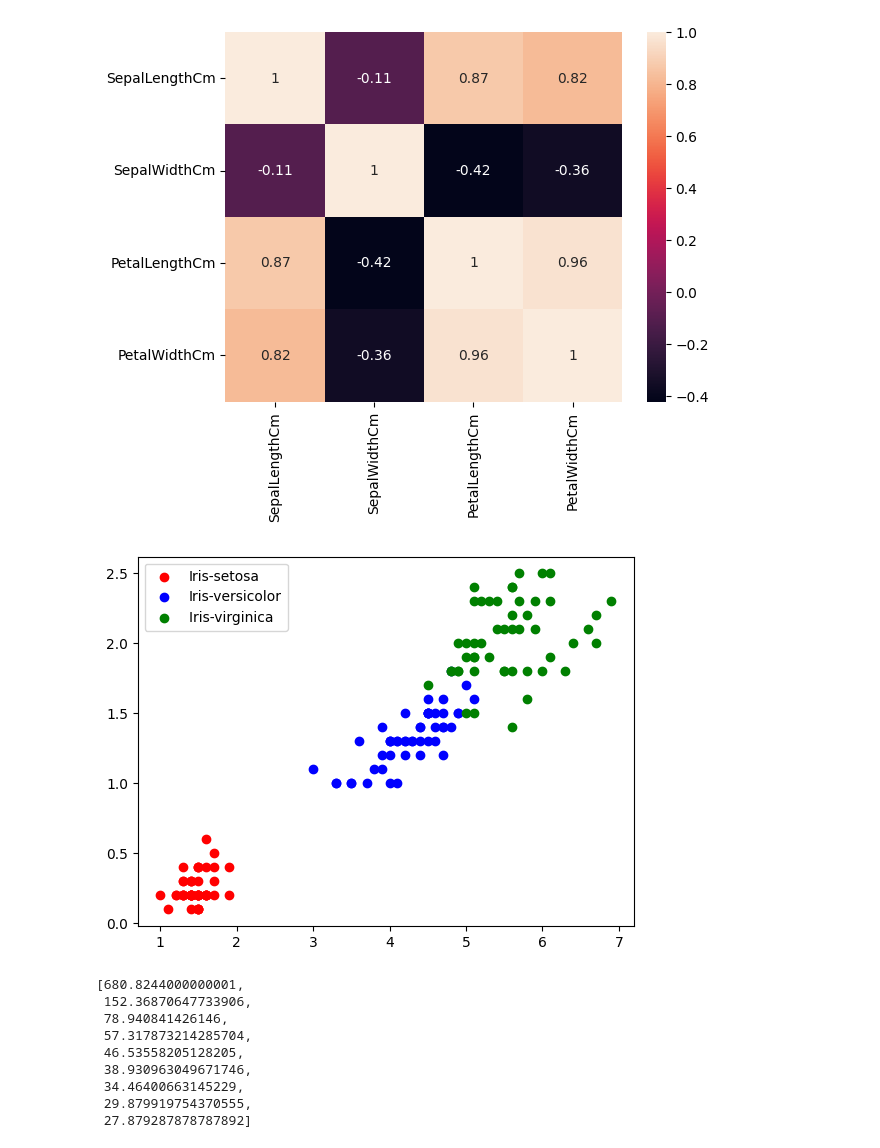
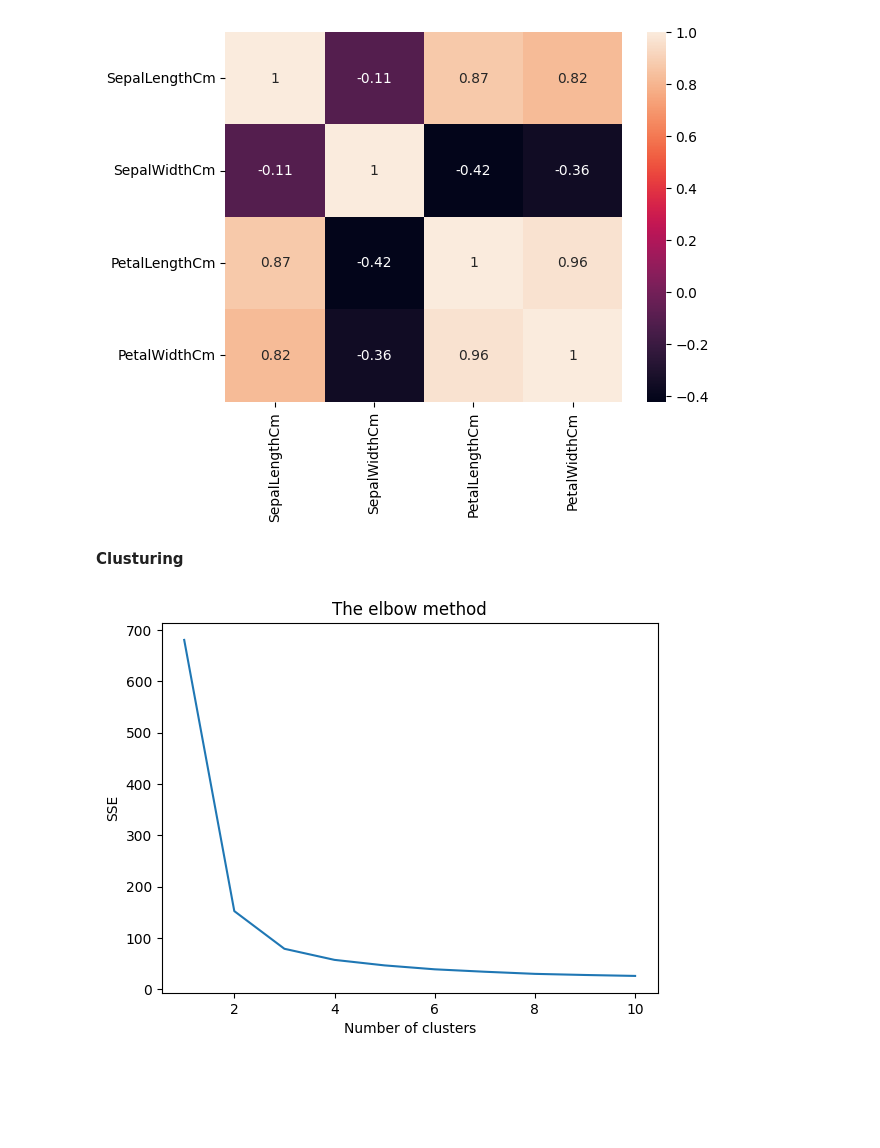
Before and after one commit to rohit-s-s/Grip_Intership, a Jupyter notebook: Unsupervised_Learning_with_K_Means_cluster.ipynb, the cells around one changed output. Saved outputs shown, nothing was run; the diff lists cells and outputs as text; code cells hidden in the pictures; blank space fills up the shorter version.

```diff
--- a/Unsupervised_Learning_with_K_Means_cluster.ipynb
+++ b/Unsupervised_Learning_with_K_Means_cluster.ipynb
@@ -85,17 +95,3 @@ sns.heatmap(df.corr(),annot=True )
 # %% [output]
 <Axes: >
 [figure]
-# %%
-df1 = df[df['Species']=='Iris-setosa']
-df2 = df[df['Species']=='Iris-versicolor']
-df3 = df[df['Species']=='Iris-virginica']
-
-plt.scatter(df1['PetalLengthCm'],df1['PetalWidthCm'], color='r' , label='Iris-setosa')
-plt.scatter(df2['PetalLengthCm'],df2['PetalWidthCm'], color='b', label='Iris-versicolor')
-plt.scatter(df3['PetalLengthCm'],df3['PetalWidthCm'], color='g' , label='Iris-virginica ')
-
-
-plt.legend()
-plt.show()
-# %% [output]
-[figure, removed]
@@ -112,12 +98,26 @@ for k in k_meansclus :
+# %% [markdown]
+**Clusturing**
+# %%
+# Finding the optimum number of clusters for k-means classification
+
+x = df.iloc[:,0:4].values
+
+from sklearn.cluster import KMeans
+sse = []
+
+for i in range(1, 11):
+    kmeans = KMeans(n_clusters = i, init = 'k-means++',
+                    n_init = 10, random_state = 0)
+    kmeans.fit(x)
+    sse.append(kmeans.inertia_)
+
+# Plotting the 'The elbow'methord
+plt.plot(range(1, 11), sse)
+plt.title('The elbow method')
+plt.xlabel('Number of clusters')
+plt.ylabel('SSE')
+plt.show()
+# %% [output]
+[figure, added]
 # %%
 sse
-# %% [output]
-[680.8244000000001,
- 152.36870647733906,
- 78.940841426146,
- 57.317873214285704,
- 46.53558205128205,
- 38.930963049671746,
- 34.46400663145229,
- 29.879919754370555,
- 27.879287878787892]
```
Also changed, not shown: parts of 12 cells of this notebook.
